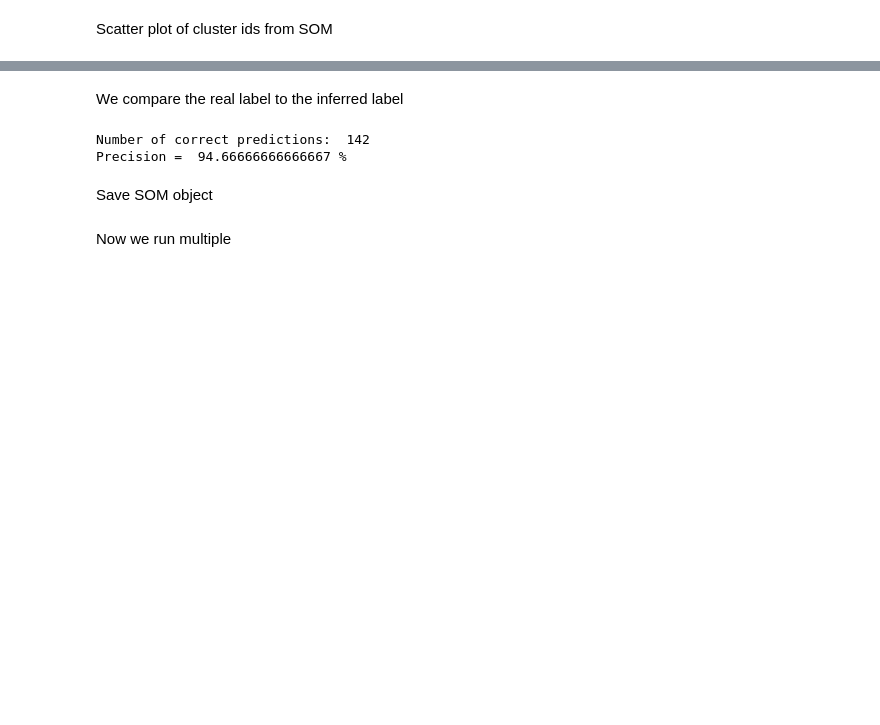
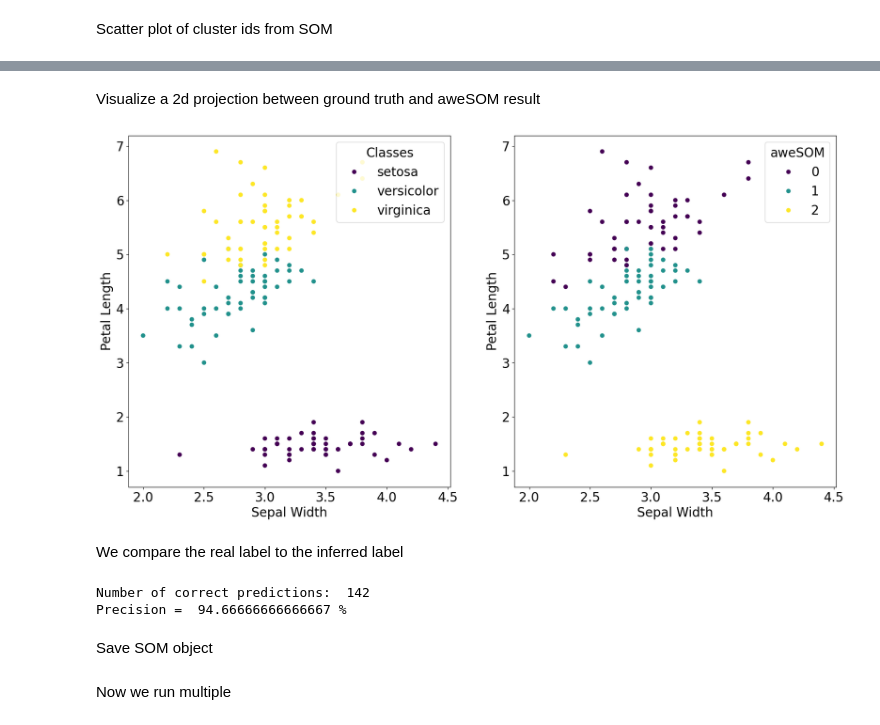
Before and after one commit to tvh0021/aweSOM, a Jupyter notebook: examples/iris/iris.ipynb, the cells around one changed output, grey strips where cells are left out. Cells and saved outputs as stored; diff of their text form; code cells hidden in the pictures; blank space fills up the shorter version.

```diff
--- a/examples/iris/iris.ipynb
+++ b/examples/iris/iris.ipynb
@@ -274,3 +265,18 @@ plt.legend(scatter.legend_elements()[0], np.unique(clusters), loc="upper right",
+# %% [markdown]
+Visualize a 2d projection between ground truth and aweSOM result
+# %%
+fig, axs = plt.subplots(1, 2, figsize=(20, 10))
+scatter_ground = axs[0].scatter(iris.data[:,1], iris.data[:,2], c=iris.target, cmap='viridis')
+axs[0].set_xlabel('Sepal Width')
+axs[0].set_ylabel('Petal Length')
+axs[0].legend(scatter_ground.legend_elements()[0], iris.target_names, loc="upper right", title="Classes")
+scatter_som = axs[1].scatter(iris.data[:,1], iris.data[:,2], c=som_labels, cmap='viridis')
+axs[1].set_xlabel('Sepal Width')
+axs[1].set_ylabel('Petal Length')
+axs[1].legend(scatter.legend_elements()[0], np.unique(final_clusters), loc="upper right", title="aweSOM")
+plt.show()
+# %% [output]
+[figure, added]
 # %% [markdown]
 We compare the real label to the inferred label
 # %%
```
Also changed, not shown: parts of 10 cells of this notebook, 4 other files.
